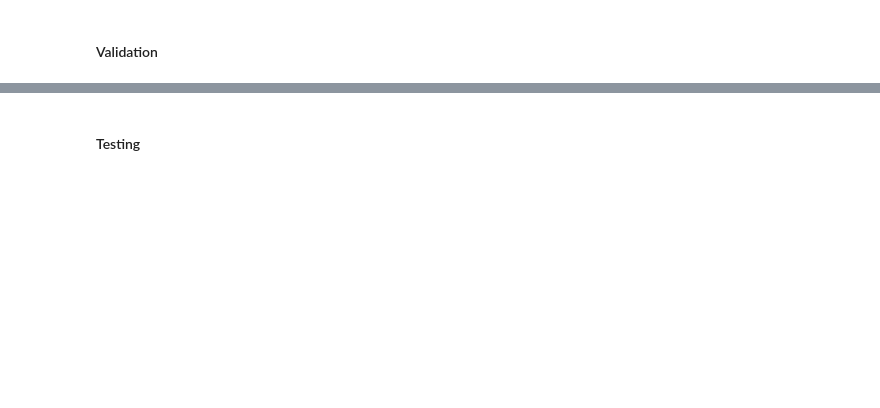
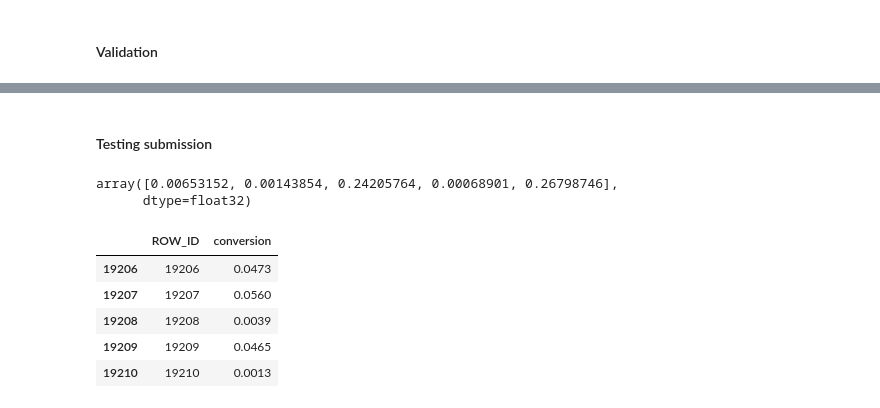
Before and after one commit to jonmunm/nbs, a Jupyter notebook: Meli/CVR Data Challenge/Model usage.ipynb, the cells around one changed output, grey strips where cells are left out. Saved outputs shown, nothing was run; the diff lists cells and outputs as text; code cells hidden in the pictures; blank space fills up the shorter version.

Commit message:
Submission: 0.86794

```diff
--- a/Meli/CVR Data Challenge/Model usage.ipynb
+++ b/Meli/CVR Data Challenge/Model usage.ipynb
@@ -519,7 +560,7 @@ y_train_pred = model.predict(train_dl_for_prediction).numpy().squeeze()
 # %%
 y_val_pred = model.predict(validation_dl).numpy().squeeze()
 # %%
-#y_test_pred = model.predict(test_dl).numpy().squeeze()
+y_test_pred = model.predict(test_dl).numpy().squeeze()
 # %% [markdown]
 #### Training
 # %%
@@ -547,2 +588,2 @@ Accuracy in test: 0.908276167293649
 # %% [markdown]
-#### Testing
+#### Testing submission
@@ -554,0 +590,18 @@ Accuracy in test: 0.908276167293649
+# %%
+y_test_pred[:5]
+# %% [output]
+array([0.00653152, 0.00143854, 0.24205764, 0.00068901, 0.26798746],
+      dtype=float32)
+# %%
+submission = pd.DataFrame({
+    'conversion': y_test_pred
+}).reset_index().rename({'index':'ROW_ID'}, axis=1)
+submission['conversion'] = np.round(submission['conversion'], 4)
+submission.tail()
+# %% [output]
+|  | ROW_ID | conversion |
+| 19206 | 19206 | 0.0473 |
+| 19207 | 19207 | 0.0560 |
+| 19208 | 19208 | 0.0039 |
+| 19209 | 19209 | 0.0465 |
+| 19210 | 19210 | 0.0013 |
```
Also changed, not shown: parts of 35 cells of this notebook, 5 other files.
